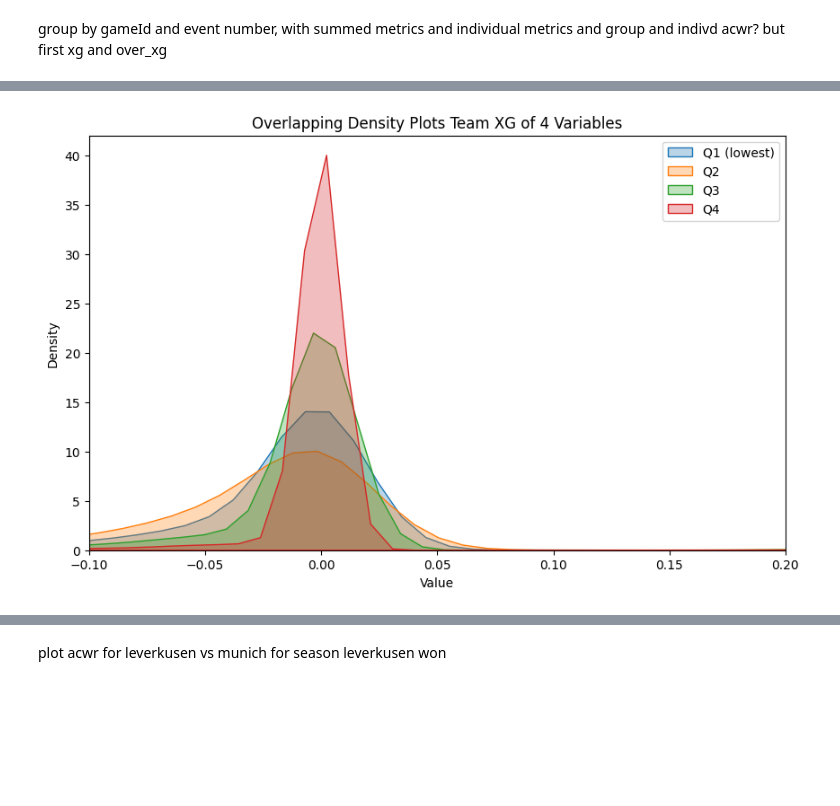
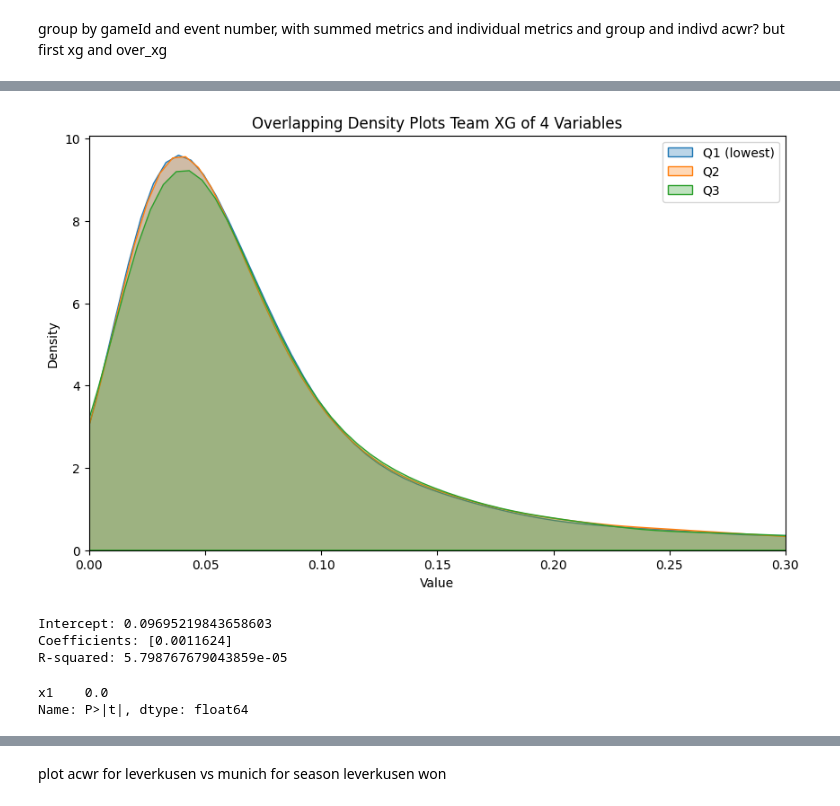
Before and after one commit to conormalone/Hudl_Performance_Insights_2025, a Jupyter notebook: team_xg_working.ipynb, the cells around one changed output, grey strips where cells are left out. Drawn from its saved outputs; the diff is of its cells as text; code cells hidden in the pictures; blank space fills up the shorter version.

```diff
--- a/team_xg_working.ipynb
+++ b/team_xg_working.ipynb
@@ -13,6 +13,7 @@ pd.set_option('display.max_columns', None)
 # %%
 team_metrics_df = pd.read_csv("team_metric_df.csv")
 team_metrics_df["over_xg"] = team_metrics_df["goal"]  - team_metrics_df["statsbomb_xg"]
+team_metrics_df = team_metrics_df[team_metrics_df.penalty==0]
 print(len(team_metrics_df))
 team_metrics_df = team_metrics_df.fillna(0)
 # %% [output]
@@ -20,11 +58,13 @@ ParserError: Error tokenizing data. C error: Calling read(nbytes) on source fail
 # %%
-def workload_index(df, period):
+def workload_index2(df, period):
     return (
-        #df[f"Total Distance_{period}"] +#orig
-        df[f"Running Distance_{period}"] +#
-        3 * df[f"High Speed Running (HSR) Distance_{period}"] +#orig
-        #3 * df[f"High Intensity (HI) Distance_{period}"] +
-        5 * df[f"Sprinting Distance_{period}"] #orig
+        abs(df[f"Count High Deceleration_{period}"]) +
+        abs(df[f"Count High Acceleration_{period}"]) +
+
+        abs(df[f"High Speed Running (HSR) Distance_{period}"]) +
+        abs(df[f"Sprinting Distance_{period}"])
+        ##abs(df[f"Running Distance_{period}"]) +#orig
+
     )
 
 # Example: compute workload index for different periods
@@ -32,11 +72,11 @@ for period in ["now", "half", "game", "1_week", "2_week", "1_month"]:
     team_metrics_df[f"WI_{period}"] = workload_index(team_metrics_df, period)
 
 # Compute ACWR (Acute:Chronic Workload Ratio)
-team_metrics_df["ACWR"] = team_metrics_df["WI_1_week"] / (team_metrics_df["WI_1_month"]/4)
+team_metrics_df["ACWR"] = (team_metrics_df["WI_1_week"])/ (team_metrics_df["WI_1_month"]/4)#
 team_metrics_df["ACWR"] = np.where(team_metrics_df["ACWR"].isna(), 0,team_metrics_df["ACWR"])
 team_metrics_df["ACWR_bucket"] = pd.cut(
     team_metrics_df["ACWR"],
-    bins=[-float('inf'), 0.8, 1.3, 2, float('inf')],
-    labels=["Q1 (lowest)", "Q2", "Q3", "Q4"]
+    bins=[-float('inf'), 0.01, 2.5, float('inf')], #bins=[-float('inf'), 0.01, 1, float('inf')],# bins=[-float('inf'), 0.8, 1.3, 2, float('inf')],
+    labels=["Q1 (lowest)", "Q2", "Q3"]#, "Q4"
 )
 team_metrics_df["ACWR_pos"] = np.where(team_metrics_df["ACWR"]>0, 1,0)
@@ -151,12 +182,12 @@ team_agg_df.columns = [f"{col[0]}_{col[1]}" if col[1] != '' else col[0]
                                 for col in team_agg_df.columns]
 team_agg_df["ACWR_bucket"] = pd.cut(
     team_agg_df["ACWR_mean"],
-    bins=[-float('inf'), 0.8, 1.3, 2, float('inf')],
-    labels=["Q1 (lowest)", "Q2", "Q3", "Q4"]
+    bins=[-float('inf'), 0.01, 2.5, float('inf')], #bins=[-float('inf'), 0.01, 1, float('inf')],# bins=[-float('inf'), 0.8, 1.3, 2, float('inf')],
+    labels=["Q1 (lowest)", "Q2", "Q3"]
 )
 
 #team_agg_df = team_agg_df[team_agg_df["ACWR_mean"]>0]
-df_wide = team_agg_df.pivot(index='event_id', columns='ACWR_bucket', values='statsbomb_xg_first').fillna(0).reset_index()
+df_wide = team_agg_df.pivot(index='event_id', columns='ACWR_bucket', values='statsbomb_xg_first').reset_index()
 df_wide.columns.name = None
 df_wide = df_wide.drop('event_id',axis=1)
 # %%
@@ -167,12 +198,36 @@ team_metrics_df.statsbomb_xg.plot.density()
 # %%
 plt.figure(figsize=(10, 6))
 for column in df_wide.columns:
     sns.kdeplot(df_wide[column], label=column, fill=True, alpha=0.3)
-plt.xlim(-0.1,.2)
+plt.xlim(-0.0,.3)
 plt.title('Overlapping Density Plots Team XG of 4 Variables')
 plt.xlabel('Value')
 plt.ylabel('Density')
 plt.legend()
+
 plt.show()
 # %% [output]
-[figure, old version]
+[figure, new version]
+# %%
+from sklearn.linear_model import LinearRegression
+from sklearn.preprocessing import LabelEncoder
+import statsmodels.api as sm
+import numpy as np
+df = team_agg_df.copy()
+# Encode the categorical variable
+le = LabelEncoder()
+X_encoded = le.fit_transform(df['ACWR_bucket']).reshape(-1, 1)
+y = df['statsbomb_xg_first']
+
+# Fit the model
+model = LinearRegression()
+model.fit(X_encoded, y)
+
+# Print coefficients
+print("Intercept:", model.intercept_)
+print("Coefficients:", model.coef_)
+print("R-squared:", model.score(X_encoded, y))
+# %% [output]
+Intercept: 0.09695219843658603
+Coefficients: [0.0011624]
+R-squared: 5.798767679043859e-05
@@ -179,3 +239,8 @@ plt.show()
+# %%
+print(p_values)
+# %% [output]
+x1    0.0
+Name: P>|t|, dtype: float64
 # %%
 df_wide.quantile([0,0.25,0.5,0.75,1]) #use?
 # %% [output]
```
Also changed, not shown: parts of 72 cells of this notebook, 1 other file.
